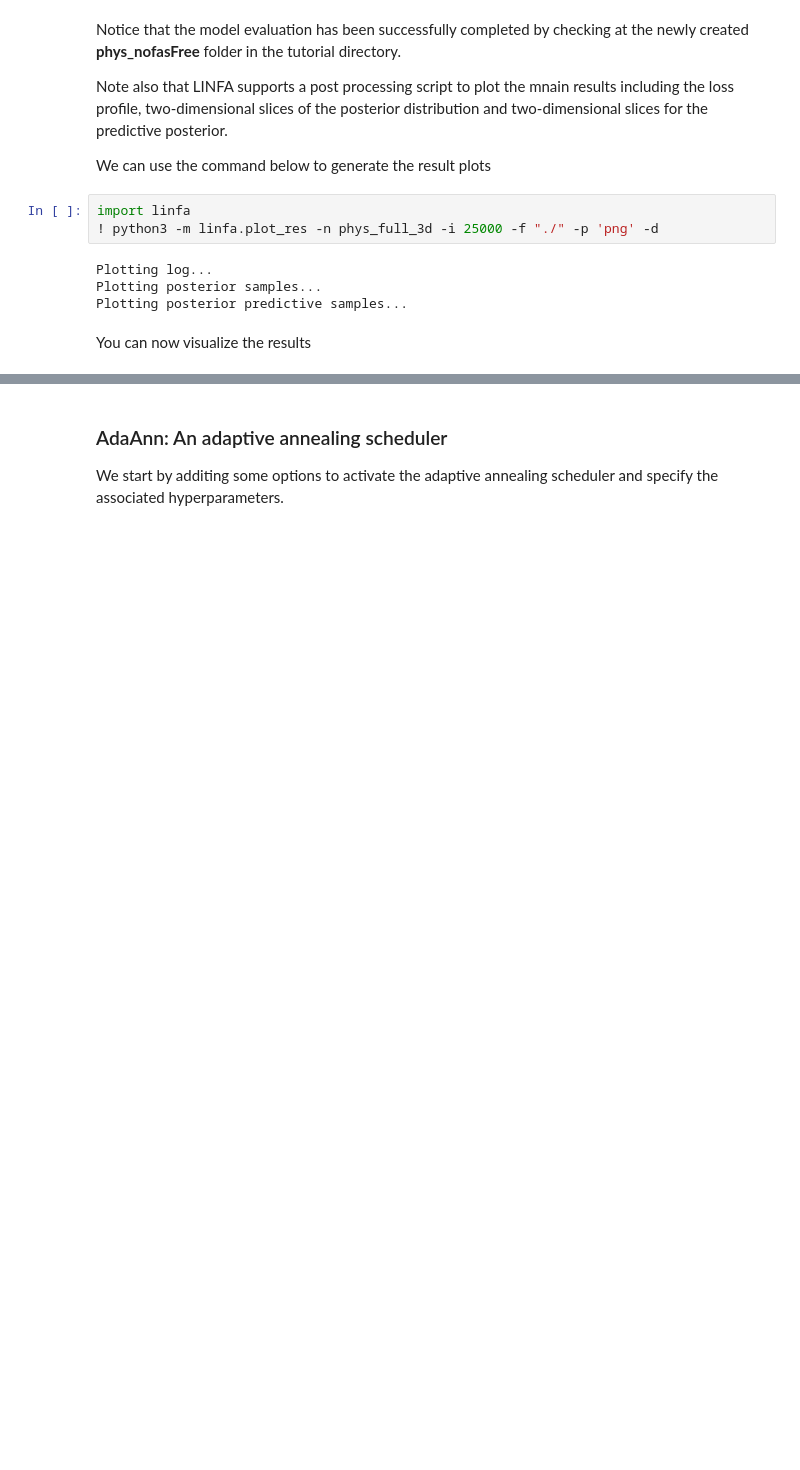
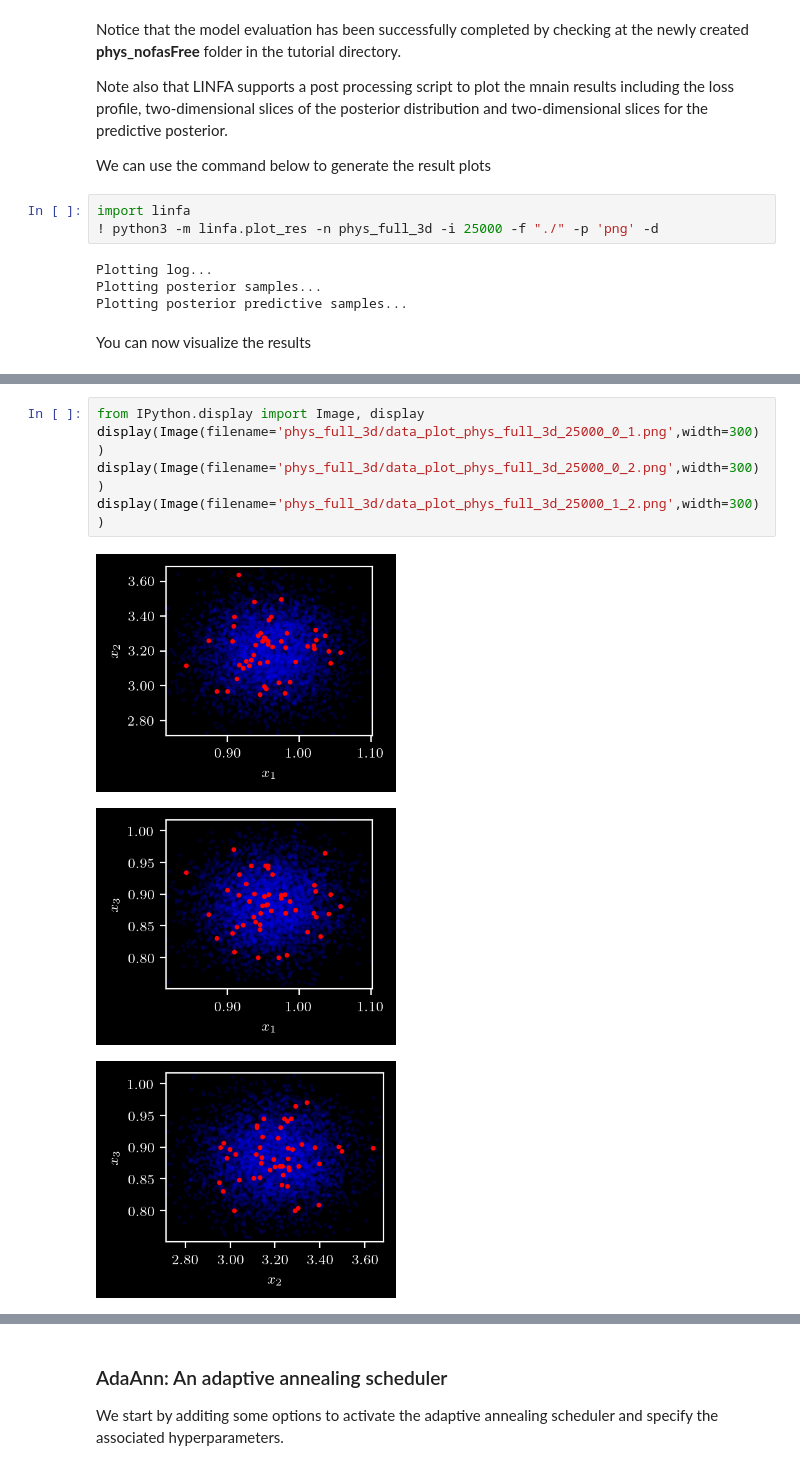
Before and after one commit to desResLab/LINFA, a Jupyter notebook: tutorial/tutorial_linfa_3d.ipynb, the cells around one changed output, grey strips where cells are left out. Cells and saved outputs as stored; diff of their text form; blank space fills up the shorter version.

```diff
--- a/tutorial/tutorial_linfa_3d.ipynb
+++ b/tutorial/tutorial_linfa_3d.ipynb
@@ -517,0 +527,9 @@ You can now visualize the results
+# %%
+from IPython.display import Image, display
+display(Image(filename='phys_full_3d/data_plot_phys_full_3d_25000_0_1.png',width=300))
+display(Image(filename='phys_full_3d/data_plot_phys_full_3d_25000_0_2.png',width=300))
+display(Image(filename='phys_full_3d/data_plot_phys_full_3d_25000_1_2.png',width=300))
+# %% [output]
+[figure, added]
+[figure, added]
+[figure, added]
```
Also changed, not shown: parts of 21 cells of this notebook, 22 other files.
